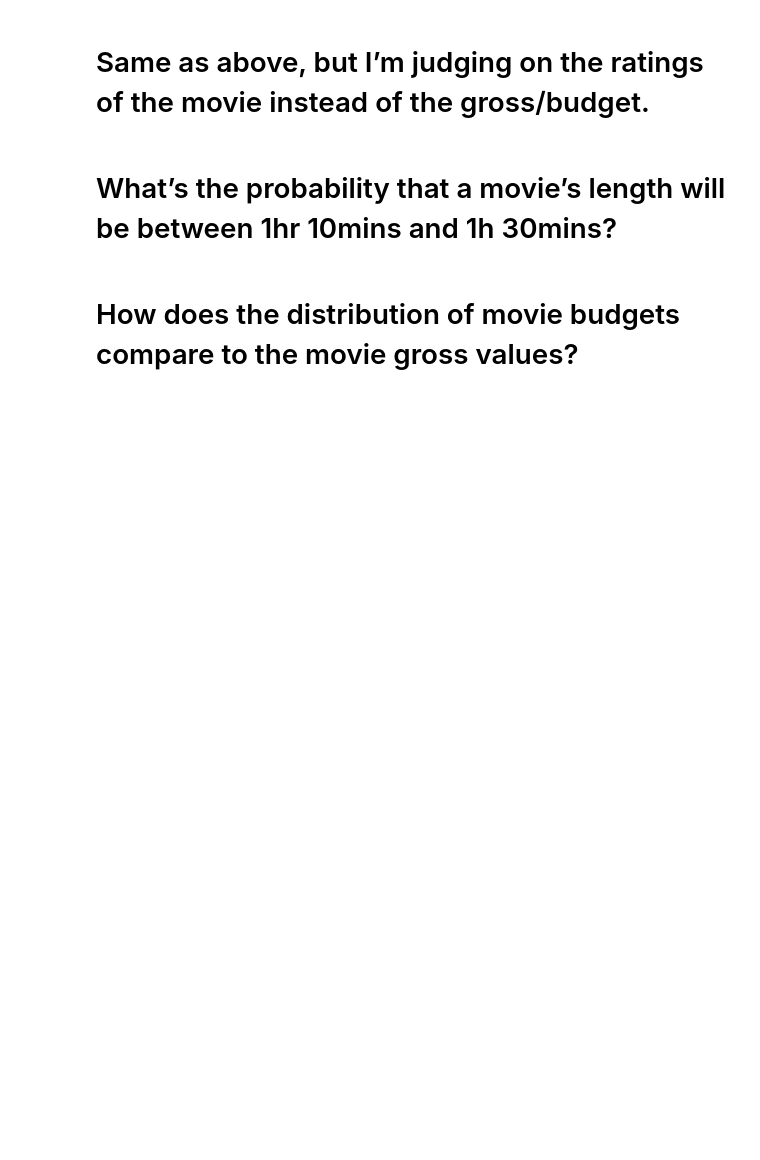
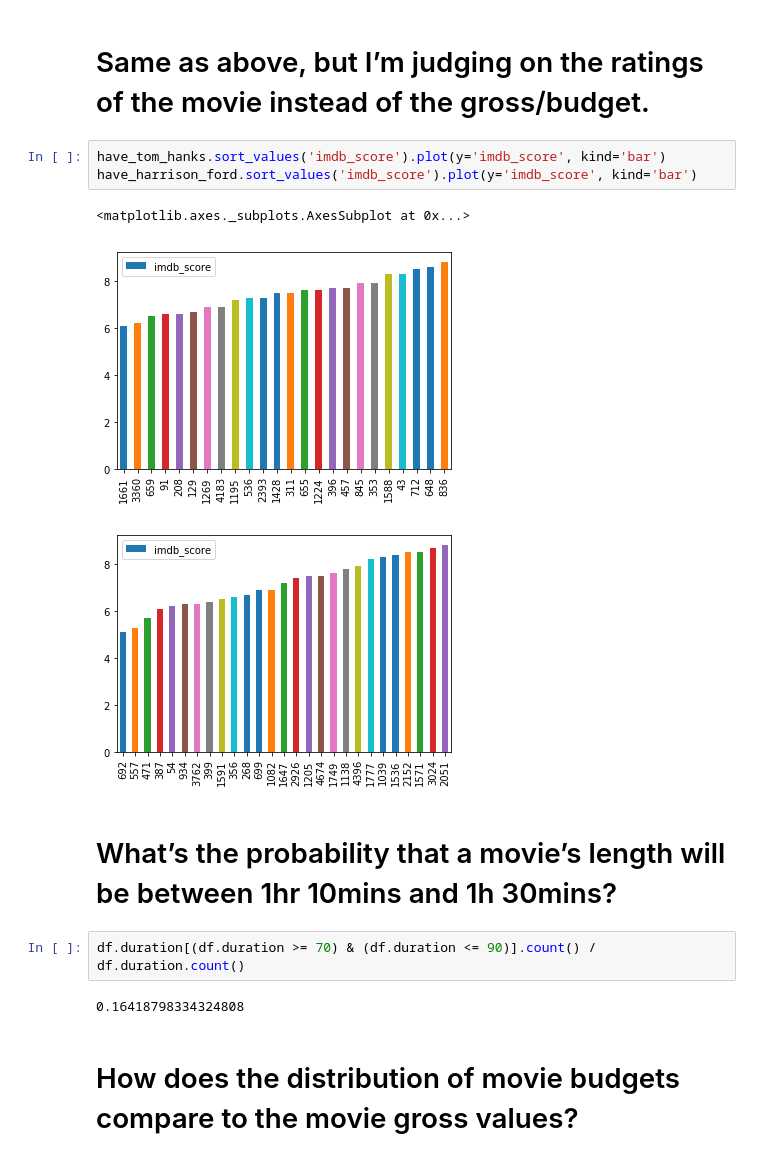
Before and after one commit to grandquista/data-science, a Jupyter notebook: imdb-notebook.ipynb, the cells around one changed output. Drawn from its saved outputs; the diff is of its cells as text; blank space fills up the shorter version.

```diff
--- a/imdb-notebook.ipynb
+++ b/imdb-notebook.ipynb
@@ -105,6 +127,17 @@ false_negatives.plot(x='profit', y='imdb_score', kind='scatter')
 # %% [markdown]
 # Same as above, but I’m judging on the ratings of the movie instead of the gross/budget.
+# %%
+have_tom_hanks.sort_values('imdb_score').plot(y='imdb_score', kind='bar')
+have_harrison_ford.sort_values('imdb_score').plot(y='imdb_score', kind='bar')
+# %% [output]
+<matplotlib.axes._subplots.AxesSubplot at 0x...>
+[figure, added]
+[figure, added]
 # %% [markdown]
 # What’s the probability that a movie’s length will be between 1hr 10mins and 1h 30mins?
+# %%
+df.duration[(df.duration >= 70) & (df.duration <= 90)].count() / df.duration.count()
+# %% [output]
+0.16418798334324808
 # %% [markdown]
 # How does the distribution of movie budgets compare to the movie gross values?
```
Also changed, not shown: parts of 7 cells of this notebook.
